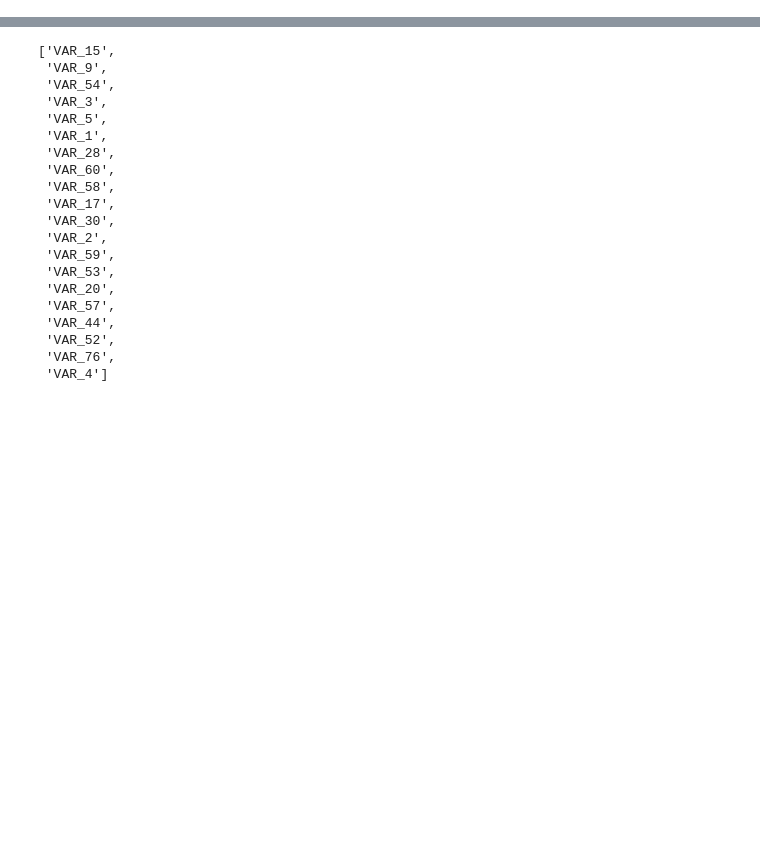
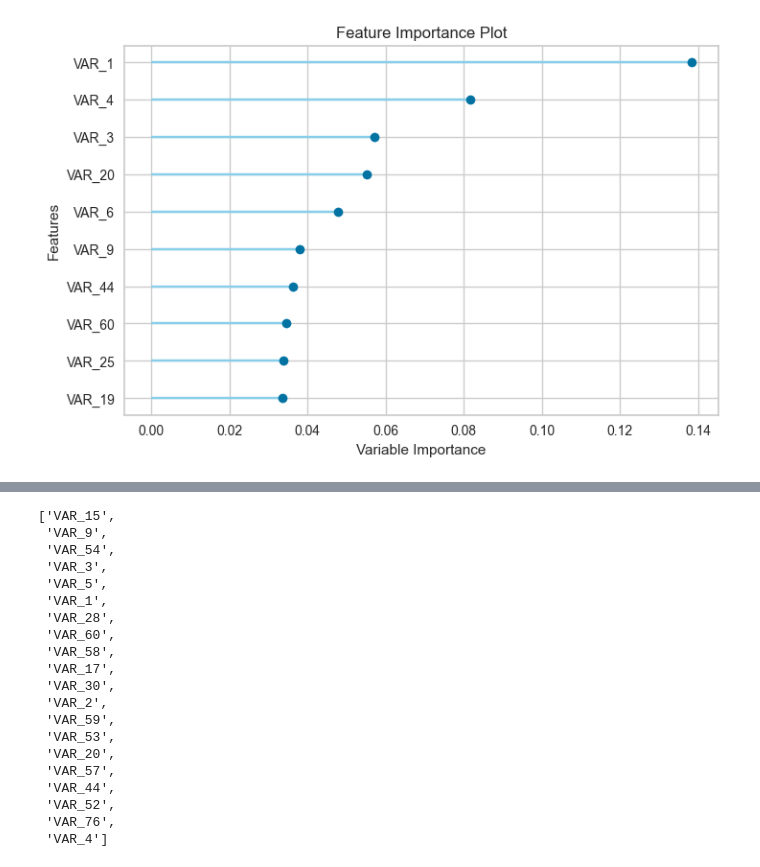
Before and after one commit to RodrigoFCMoreira/credit_scoring_ML_solver, a Jupyter notebook: 4 - Avaliar Técnica de modelagem.ipynb, the cells around one changed output, grey strips where cells are left out. Cells and saved outputs as stored; diff of their text form; code cells hidden in the pictures; blank space fills up the shorter version.

```diff
--- a/4 - Avaliar Técnica de modelagem.ipynb
+++ b/4 - Avaliar Técnica de modelagem.ipynb
@@ -286,0 +158,10 @@ tabela_ks
+# %%
+##rf,lr,xgboost,lightgbm
+nome_modelo = 'xgboost'
+# %%
+modelo = treinar_e_tunar_modelo(target='y',
+                                data=train_selecionada.drop(columns=['id', 'safra']),
+                                model_name=nome_modelo,
+                                setup_params=setup_params,
+                                tune_params=custom_grid_xgboost,
+                                problem_type='classification')
@@ -286,0 +202,3 @@ tabela_ks
+# %%
+plot_model(modelo,'feature')
+# %% [output]
@@ -286,0 +206 @@ tabela_ks
+[figure, added]
```
Also changed, not shown: parts of 62 cells of this notebook, 13 other files.
